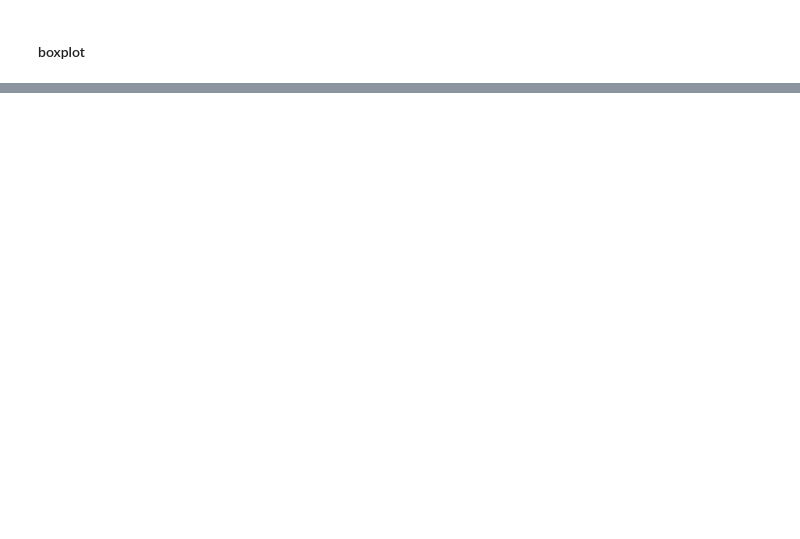
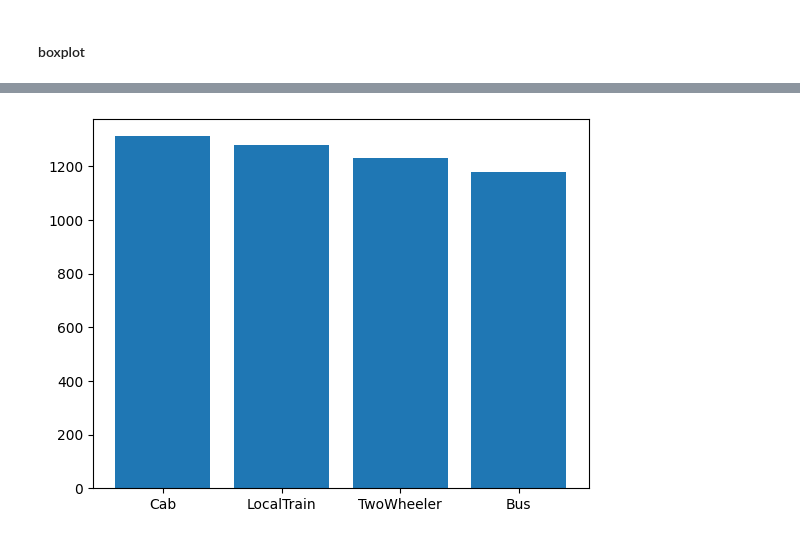
Before and after one commit to realshubhamraut/CDAC-DBDA-coursework, a Jupyter notebook: 08.advanced-analytics-stats/classfiles/day_6_inferential_stats.ipynb, the cells around one changed output, grey strips where cells are left out. Drawn from its saved outputs; the diff is of its cells as text; code cells hidden in the pictures; blank space fills up the shorter version.

```diff
--- a/08.advanced-analytics-stats/classfiles/day_6_inferential_stats.ipynb
+++ b/08.advanced-analytics-stats/classfiles/day_6_inferential_stats.ipynb
@@ -35,0 +157,7 @@ $$
+# %%
+t1 = df.TransportMode.value_counts()
+# %%
+plt.bar(t1.index, t1.values)
+plt.show()
+# %% [output]
+[figure, added]
```
Also changed, not shown: parts of 44 cells of this notebook, 4 other files.
